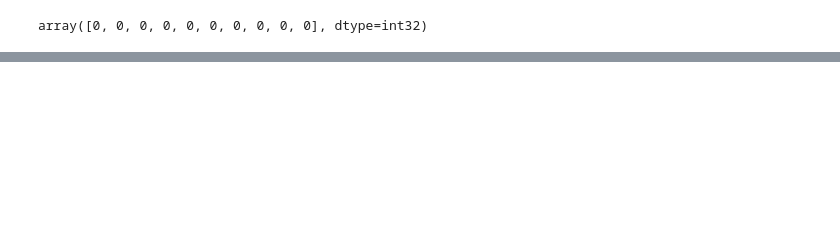
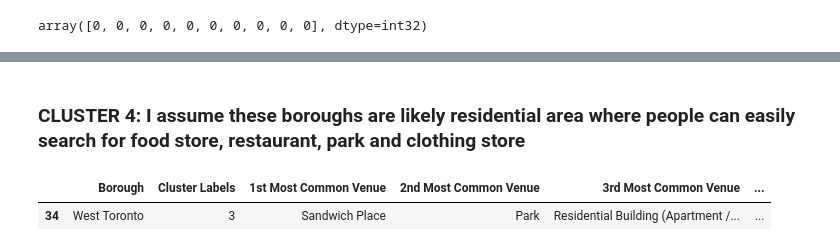
Before and after one commit to hungnk87/Cousera_Capstone, a Jupyter notebook: Capstone2.ipynb, the cells around one changed output, grey strips where cells are left out. Saved outputs shown, nothing was run; the diff lists cells and outputs as text; code cells hidden in the pictures; blank space fills up the shorter version.

```diff
--- a/Capstone2.ipynb
+++ b/Capstone2.ipynb
@@ -402,0 +461,7 @@ map_clusters
+# %% [markdown]
+### CLUSTER 4: I assume these boroughs are likely residential area where people can easily search for food store, restaurant, park and clothing store
+# %%
+toronto_merged.loc[toronto_merged['Cluster Labels'] == 3, toronto_merged.columns[[1] + list(range(5, toronto_merged.shape[1]))]]
+# %% [output]
+|  | Borough | Cluster Labels | 1st Most Common Venue | 2nd Most Common Venue | 3rd Most Common Venue | ... |
+| 34 | West Toronto | 3 | Sandwich Place | Park | Residential Building (Apartment /... | ... |
```
Also changed, not shown: parts of 25 cells of this notebook.
